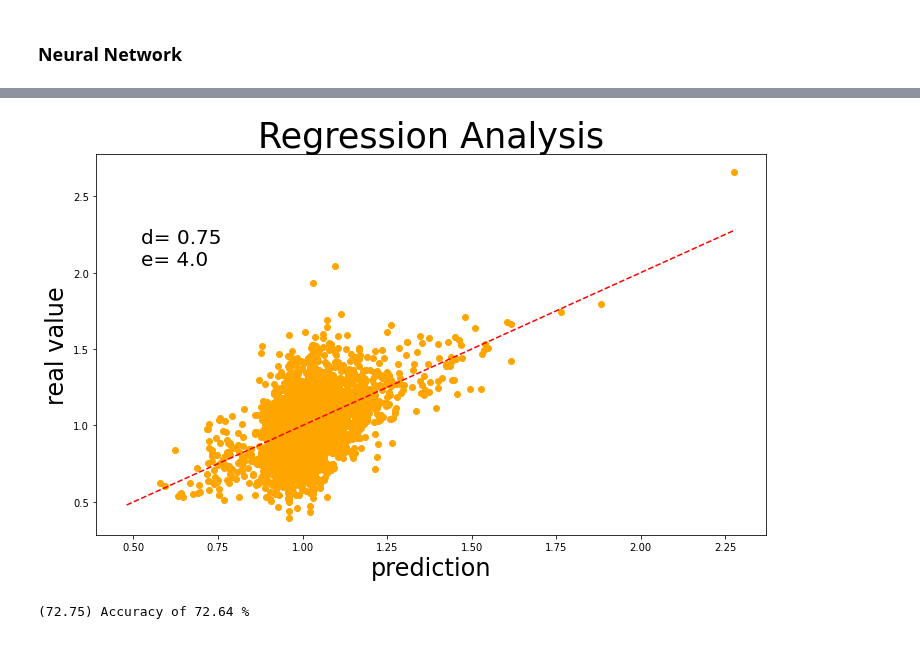
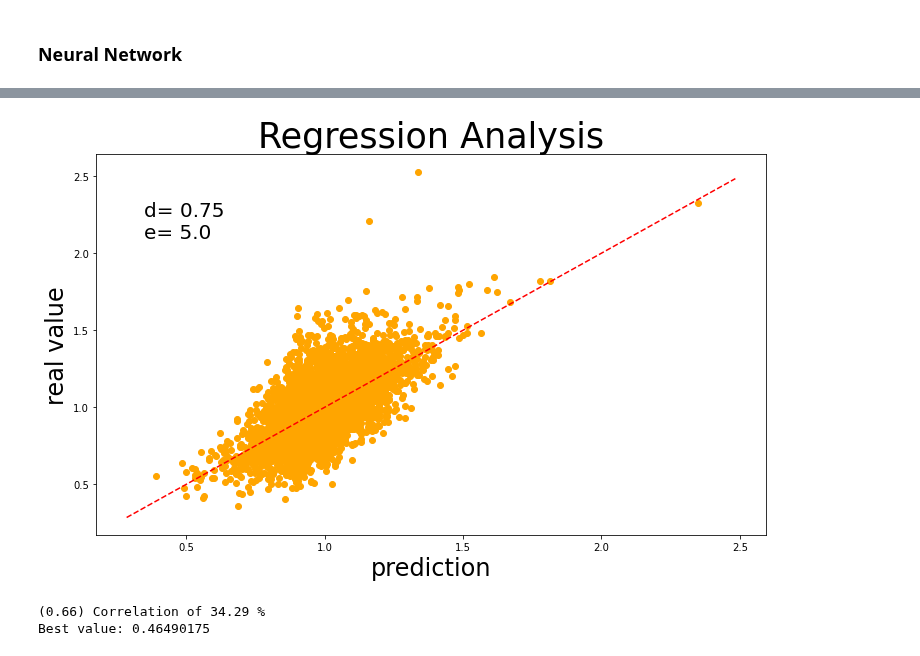
Before and after one commit to Simone7monaco/PatchyParticles, a Jupyter notebook: MULTI_OrderParameters.ipynb, the cells around one changed output, grey strips where cells are left out. Drawn from its saved outputs; the diff is of its cells as text; code cells hidden in the pictures.

```diff
--- a/MULTI_OrderParameters.ipynb
+++ b/MULTI_OrderParameters.ipynb
@@ -335,6 +334,10 @@ def accuracy(model, X, y, pct_close):
     n_correct = torch.sum(torch.abs(model(X)-y)<torch.abs(pct_close*y))
     return n_correct.item()*100./n
 
+def rcorr(x,y):
+    mx, my = x.mean(), y.mean()
+    return np.sum((x-mx)*(y-my))/np.sqrt(np.sum((x-mx)**2)*np.sum((y-my)**2))
+
 #Normalize
 def normalize(X):
     for i in range(X.shape[1]):
@@ -346,3 +349,5 @@ def normalize(X):
 
 #Set a fixed seed, since we're testing things
 torch.manual_seed(1)    # reproducible
+
+X_train, y_train, X_test, y_test, tests=test_train_split(torchX,torchy, .2)
@@ -354,31 +359,35 @@ X_train, y_train, X_test, y_test, tests=test_train_split(torchX,torchy, .2)
 ### Neural Network
 # %%
 #One way to define a network
+nx=X.shape[1]
 net = torch.nn.Sequential(
-        torch.nn.Linear(12, 20),
+        torch.nn.Linear(nx, 20),
         torch.nn.Tanh(),
-        torch.nn.Linear(20, 8),
+        torch.nn.Linear(20, 20),
         torch.nn.Tanh(),
-        torch.nn.Linear(8, 1),
+        torch.nn.Linear(20, 20),
+        torch.nn.Tanh(),
+        torch.nn.Linear(20, 10),
+        torch.nn.Tanh(),
+        torch.nn.Linear(10, 1),
     )
 
 #Optimizer: Adam
 optimizer = torch.optim.Adam(net.parameters(), lr=0.01)
 
 #Stochastic Gradient Descent is another option
-#optimizer =  torch.optim.SGD(net.parameters(), lr = 0.05, momentum=0.9, weight_decay=1e-5)
+# optimizer =  torch.optim.SGD(net.parameters(), lr = 0.05, momentum=0.9, weight_decay=1e-5)
 
 loss_func = torch.nn.MSELoss()  # this is our loss function: mean squared error
-
+LOSS=[]
 # train the network
-# You can run this cell multiple times, or just change the number of steps.
-# I get decent results after ~10000 steps.
-# Given the current size of the dataset, we may be overfitting...
+t0= tm.time()
 for t in range(6000):
 
     prediction = net(X_train)     # input x and predict based on x
 
     loss = loss_func(prediction, y_train)     # must be (1. nn output, 2. target)
+    LOSS.append(loss)
 
     #Print loss each cycle to keep track, after clearing the previous print statements
     clear_output(wait=True)
@@ -387,4 +396,6 @@ for t in range(6000):
     optimizer.zero_grad()   # clear gradients for next train
     loss.backward()         # backpropagation, compute gradients
     optimizer.step()        # apply gradients
+
+print("Required time:", tm.time()-t0)
 # %% [output]
@@ -392,25 +410,32 @@ for t in range(6000):
 # %%
 # plot current status: prediction versus real value
 tt = np.arange(np.min(prediction.data.numpy())-.1, np.max(prediction.data.numpy())+.2, 0.2)
 
 fig, ax = plt.subplots(figsize=(12,7))
 ax.set_title('Regression Analysis', fontsize=35)
 ax.set_xlabel('prediction', fontsize=24)
 ax.set_ylabel('real value', fontsize=24)
+
 par="d= "+str(d/100)+"\n"+"e= "+str(e/100)
 tx,ty= (np.min(prediction.data.numpy())*.9, np.max(prediction.data.numpy())*.9)
 plt.text(tx, ty, par, fontsize=20)
-plt.scatter(prediction.data.numpy(), y_train.data.numpy(), color = "orange")
+
+plt.scatter(net(X_train).data.numpy(), y_train.data.numpy(), color = "orange")
 # Dashed line is the ideal result
 plt.plot(tt,tt,'r--')
 plt.show()
 
-tr_acc=accuracy(net, X_train, y_train, .15)
-acc=accuracy(net, X_test, y_test, .15)
-print("(%.2f) Accuracy of %0.2f %%" % (tr_acc, acc))
+# linear corr coefficient (no free parameters--> more standard)
+tr_acc=rcorr(net(X_train).data.numpy(), y_train.data.numpy())
+acc = rcorr(net(X_test).data.numpy(), y_test.data.numpy())
+print("(%.2f) Correlation of %0.2f %%" % (tr_acc, acc*100))
+
+best= max([best, acc])
+print("Best value:", best)
 # %% [output]
-[figure, old version]
+[figure, new version]
-(72.75) Accuracy of 72.64 %
+(0.66) Correlation of 34.29 %
+Best value: 0.46490175
 # %%
 fig, ax= plt.subplots(figsize=(12,8))
 DH=np.histogram(np.abs(net(X_test).data.numpy()-y_test.data.numpy()), bins=35)
```
Also changed, not shown: parts of 18 cells of this notebook.
